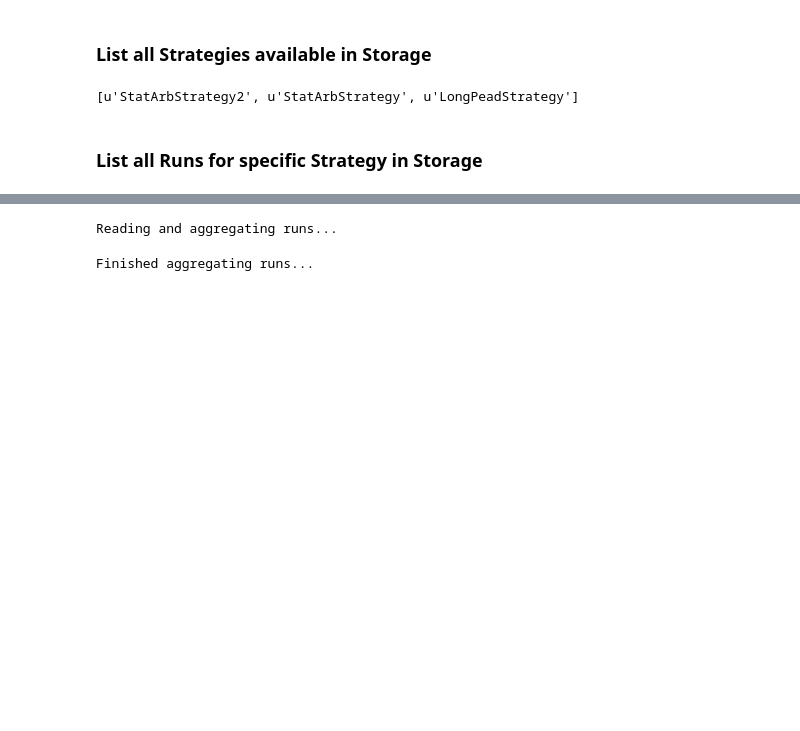
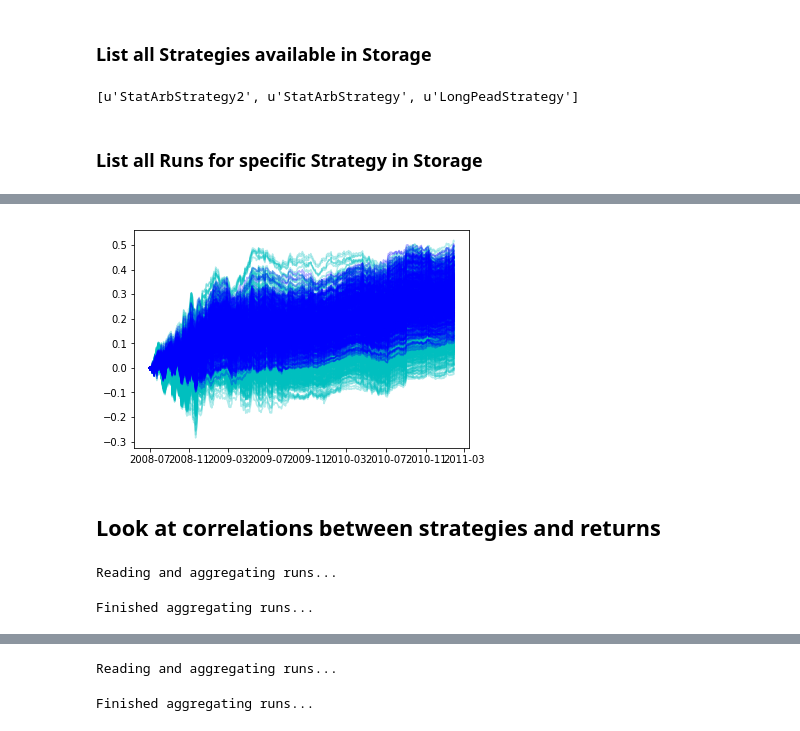
Before and after one commit to ryanoley/ram, a Jupyter notebook: examples/Example_Cloud_Analysis.ipynb, the cells around one changed output, grey strips where cells are left out. Cells and saved outputs as stored; diff of their text form; code cells hidden in the pictures; blank space fills up the shorter version.

```diff
--- a/examples/Example_Cloud_Analysis.ipynb
+++ b/examples/Example_Cloud_Analysis.ipynb
@@ -34,0 +73,3 @@ RunManagerGCP.get_run_names('StatArbStrategy2')
+# %%
+run1 = RunManagerGCP('StatArbStrategy2', 'run_0007', test_periods=0)
+run2 = RunManagerGCP('StatArbStrategy2', 'run_0012', test_periods=0)
@@ -34,0 +79,12 @@ RunManagerGCP.get_run_names('StatArbStrategy2')
+# %%
+inds = run2.returns.index
+# %%
+plt.figure()
+plt.plot(run2.returns.dropna().cumsum(), 'c', alpha=0.3)
+plt.plot(run1.returns.loc[inds].dropna().cumsum(), 'b', alpha=0.3)
+
+plt.show()
+# %% [output]
+[figure, added]
+# %% [markdown]
+## Look at correlations between strategies and returns
@@ -34,0 +93,7 @@ RunManagerGCP.get_run_names('StatArbStrategy2')
+# %%
+comb1 = CombinationSearch()
+comb1.add_run(run1)
+comb1.start(10, 'mean')
+# %% [output]
+Reading and aggregating runs...
+Finished aggregating runs...
```
Also changed, not shown: parts of 37 cells of this notebook, 2 other files.
